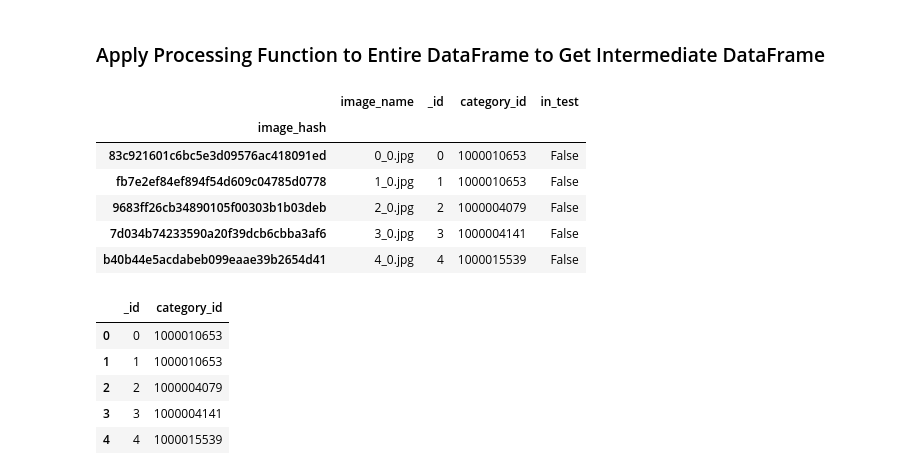
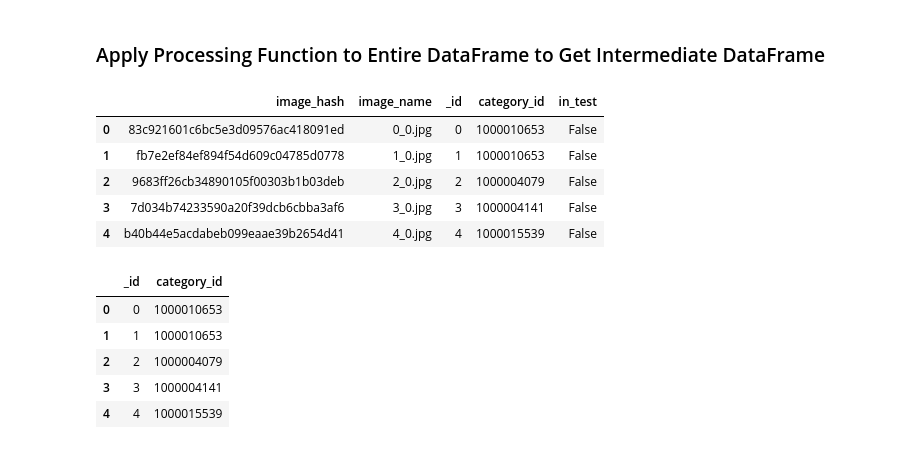
Before and after one commit to bwolfson97/cdiscount_image_classification, a Jupyter notebook: 01_find_duplicates.ipynb, the cells around one changed output. Cells and saved outputs as stored; diff of their text form; code cells hidden in the pictures.

```diff
--- a/01_find_duplicates.ipynb
+++ b/01_find_duplicates.ipynb
@@ -34,5 +34,7 @@ Ultimately, a table with the following information would be good:
 # %% [markdown]
 ## Implementation
 # %%
-path = Path("data"); path.ls()
+path = Path("data")
+testing_path = path/"TESTING"
+path.ls(), testing_path.ls()
 # %% [output]
@@ -40,5 +43,5 @@ path = Path("data"); path.ls()
 # %%
-train_csv = pd.read_csv(path/"train_example.csv"); train_csv.head()
+train_csv = pd.read_csv(testing_path/"train_example.csv"); train_csv.head()
 # %% [output]
 |  | _id | category_id |
 | 0 | 0 | 1000010653 |
@@ -91,7 +94,12 @@ with ExceptionExpected(ex=FileNotFoundError): load_img_as_array("INVALID_PATH")
 # %%
 #export
 def GetProcessRowFunc(data_path: Path, is_test: bool):
-    """Get func to process row of train.csv or test_csv."""
+    """Get func to process row of train.csv or test_csv.
+
+    data_path should have an images subdirectory.
+    """
+    if not (data_path/"images").is_dir():
+        raise ValueError(f"data_path ({data_path}) must have `images` subdirectory.")
     def _inner(*row_values):
         """Processes single row and returns (image hash, image name, _id, category_id, in_test), for each image in product."""
         if is_test: _id, = row_values
@@ -122,17 +140,16 @@ def process_df_helper(df, data_path: Path):
     processed_products = [process_row_func(*row) for row in zip(*[df[col] for col in df.columns])]
     processed_df = pd.DataFrame(chain.from_iterable(processed_products),
                                 columns=["image_hash", "image_name", "_id", "category_id", "in_test"])
-    return processed_df.set_index("image_hash")
+    return processed_df
 # %%
-intermediate_df = process_df_helper(train_csv, path); intermediate_df.head()
+intermediate_df = process_df_helper(train_csv, testing_path); intermediate_df.head()
 # %% [output]
-|  | image_name | _id | category_id | in_test |
-| image_hash |  |  |  |  |
-| 83c921601c6bc5e3d09576ac418091ed | 0_0.jpg | 0 | 1000010653 | False |
-| fb7e2ef84ef894f54d609c04785d0778 | 1_0.jpg | 1 | 1000010653 | False |
-| 9683ff26cb34890105f00303b1b03deb | 2_0.jpg | 2 | 1000004079 | False |
-| 7d034b74233590a20f39dcb6cbba3af6 | 3_0.jpg | 3 | 1000004141 | False |
-| b40b44e5acdabeb099eaae39b2654d41 | 4_0.jpg | 4 | 1000015539 | False |
+|  | image_hash | image_name | _id | category_id | in_test |
+| 0 | 83c921601c6bc5e3d09576ac418091ed | 0_0.jpg | 0 | 1000010653 | False |
+| 1 | fb7e2ef84ef894f54d609c04785d0778 | 1_0.jpg | 1 | 1000010653 | False |
+| 2 | 9683ff26cb34890105f00303b1b03deb | 2_0.jpg | 2 | 1000004079 | False |
+| 3 | 7d034b74233590a20f39dcb6cbba3af6 | 3_0.jpg | 3 | 1000004141 | False |
+| 4 | b40b44e5acdabeb099eaae39b2654d41 | 4_0.jpg | 4 | 1000015539 | False |
 # %%
 train_csv.head()
 # %% [output]
```
Also changed, not shown: parts of 13 cells of this notebook, 1 other file.
